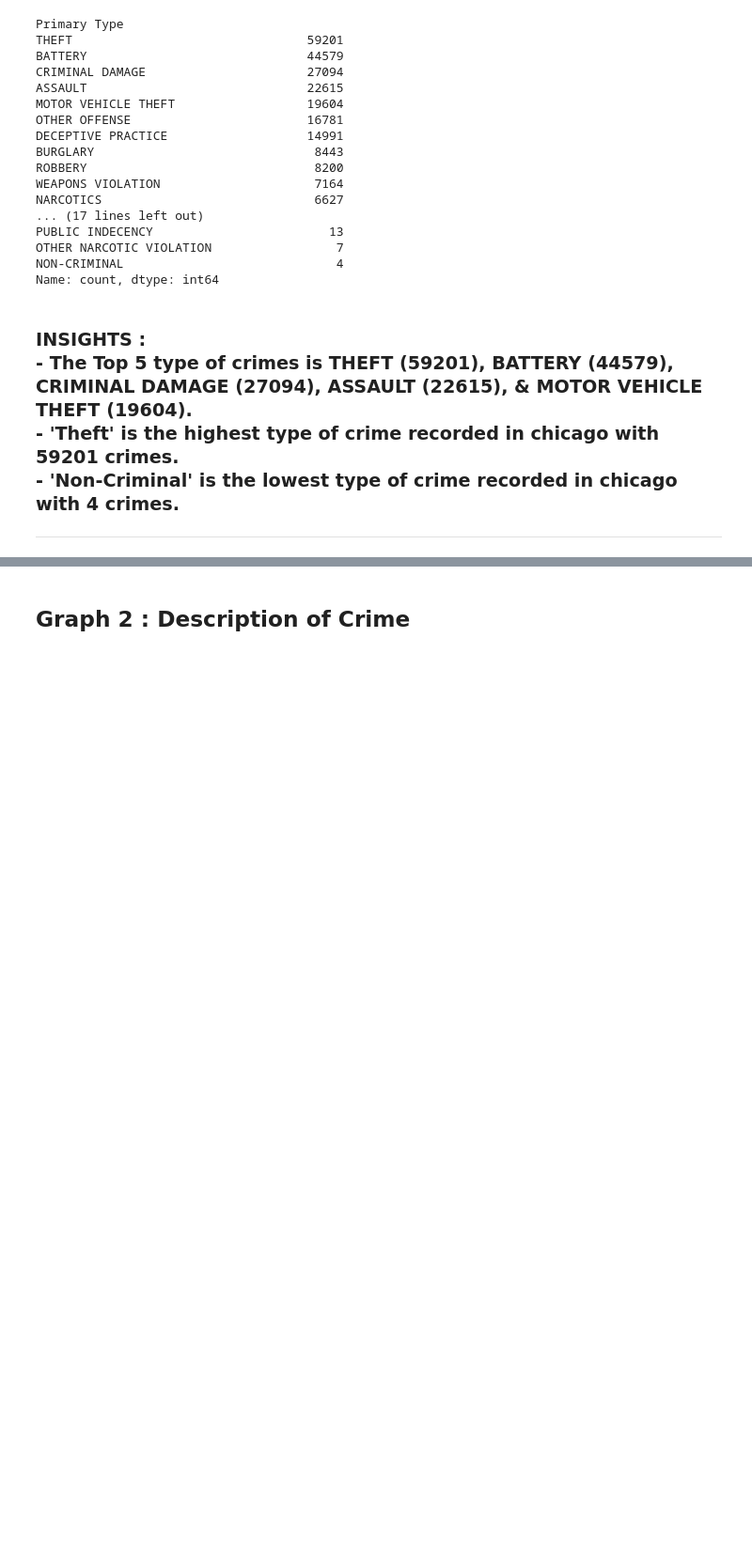
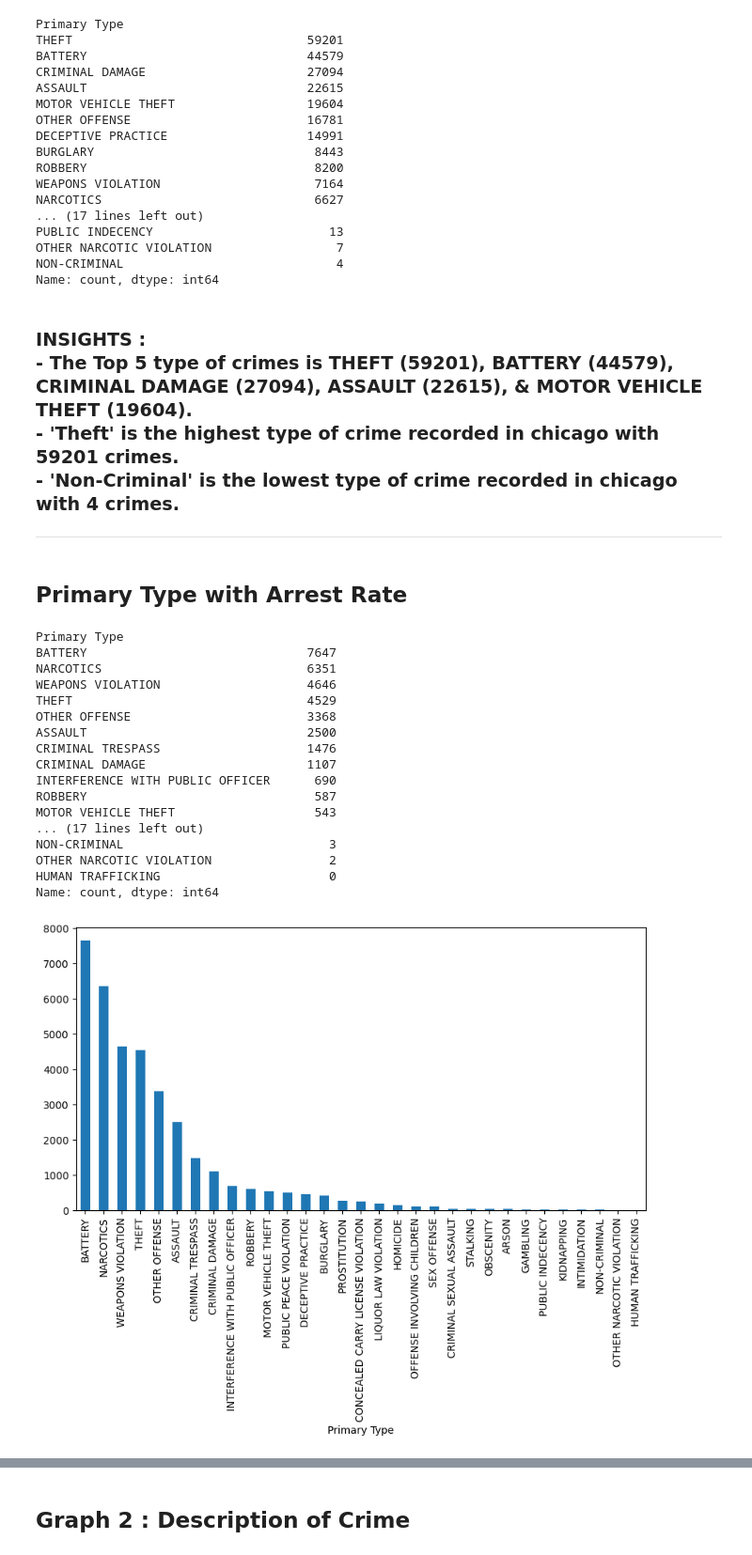
Before and after one commit to talabong0605/ELEC303-DATA-ANALYTICS-TALABONG, a Jupyter notebook: Mid_exam-talabong.ipynb, the cells around one changed output, grey strips where cells are left out. Shown at 94% size. Drawn from its saved outputs; the diff is of its cells as text; code cells hidden in the pictures; blank space fills up the shorter version.

```diff
--- a/Mid_exam-talabong.ipynb
+++ b/Mid_exam-talabong.ipynb
@@ -171,3 +171,31 @@ Name: count, dtype: int64
 -    The Top 5 type of crimes is THEFT (59201), BATTERY (44579), CRIMINAL DAMAGE (27094), ASSAULT (22615), & MOTOR VEHICLE THEFT (19604).<br>
 -   'Theft' is the highest type of crime recorded in chicago with 59201 crimes.<br>
 -   'Non-Criminal' is the lowest type of crime recorded in chicago with 4 crimes.</h3><hr>
+# %% [markdown]
+<h2>Primary Type with Arrest Rate</h3>
+# %%
+arrest_crime = crime[crime['Arrest'] == True]
+type_arrest = (arrest_crime['Primary Type'].value_counts())
+type_arrest.plot(kind='bar', figsize=(10,5))
+print(type_arrest)
+plt.xticks(rotation=90)
+plt.show()
+# %% [output]
+Primary Type
+BATTERY                              7647
+NARCOTICS                            6351
+WEAPONS VIOLATION                    4646
+THEFT                                4529
+OTHER OFFENSE                        3368
+ASSAULT                              2500
+CRIMINAL TRESPASS                    1476
+CRIMINAL DAMAGE                      1107
+INTERFERENCE WITH PUBLIC OFFICER      690
+ROBBERY                               587
+MOTOR VEHICLE THEFT                   543
+... (17 lines left out)
+NON-CRIMINAL                            3
+OTHER NARCOTIC VIOLATION                2
+HUMAN TRAFFICKING                       0
+Name: count, dtype: int64
+[figure, added]
```
Also changed, not shown: parts of 29 cells of this notebook.
